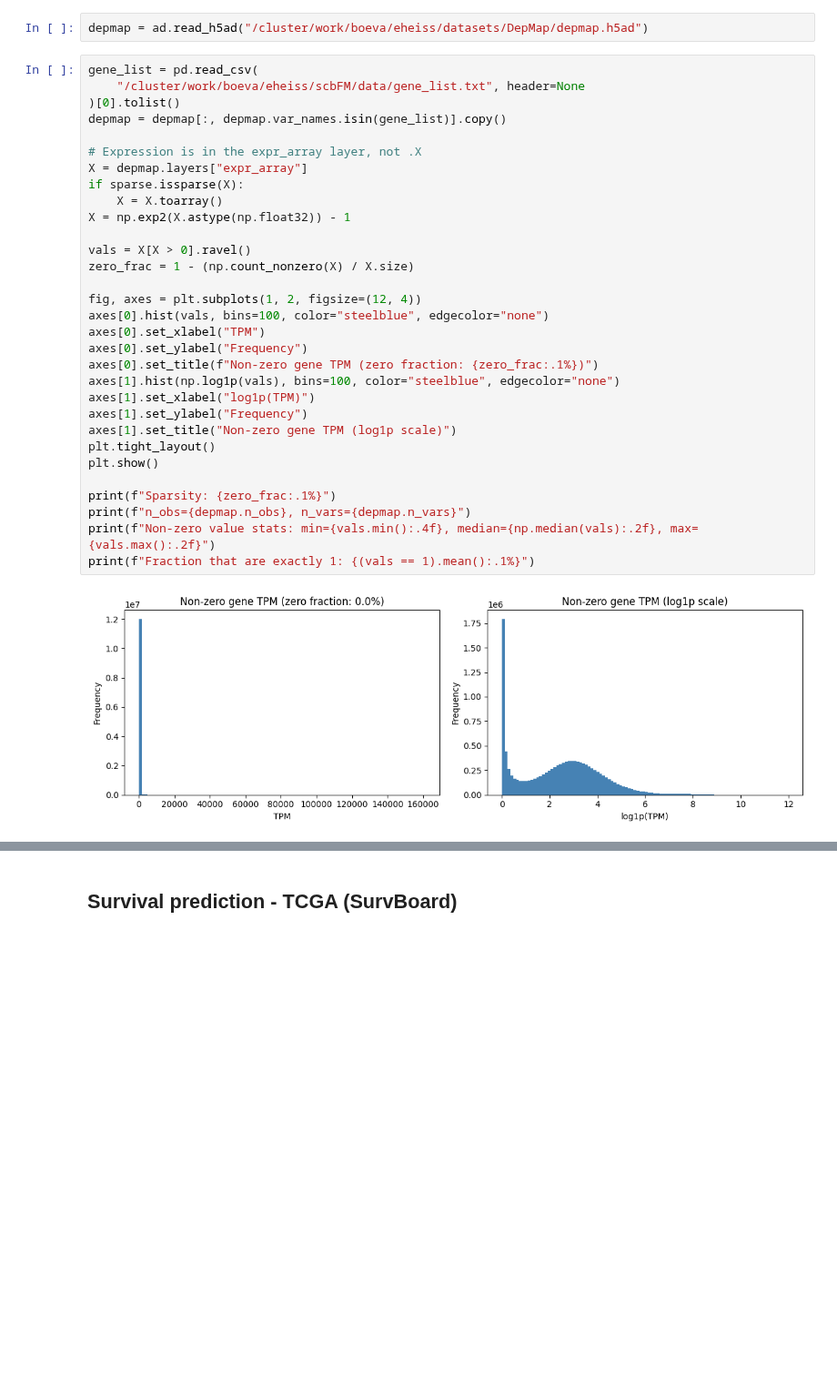
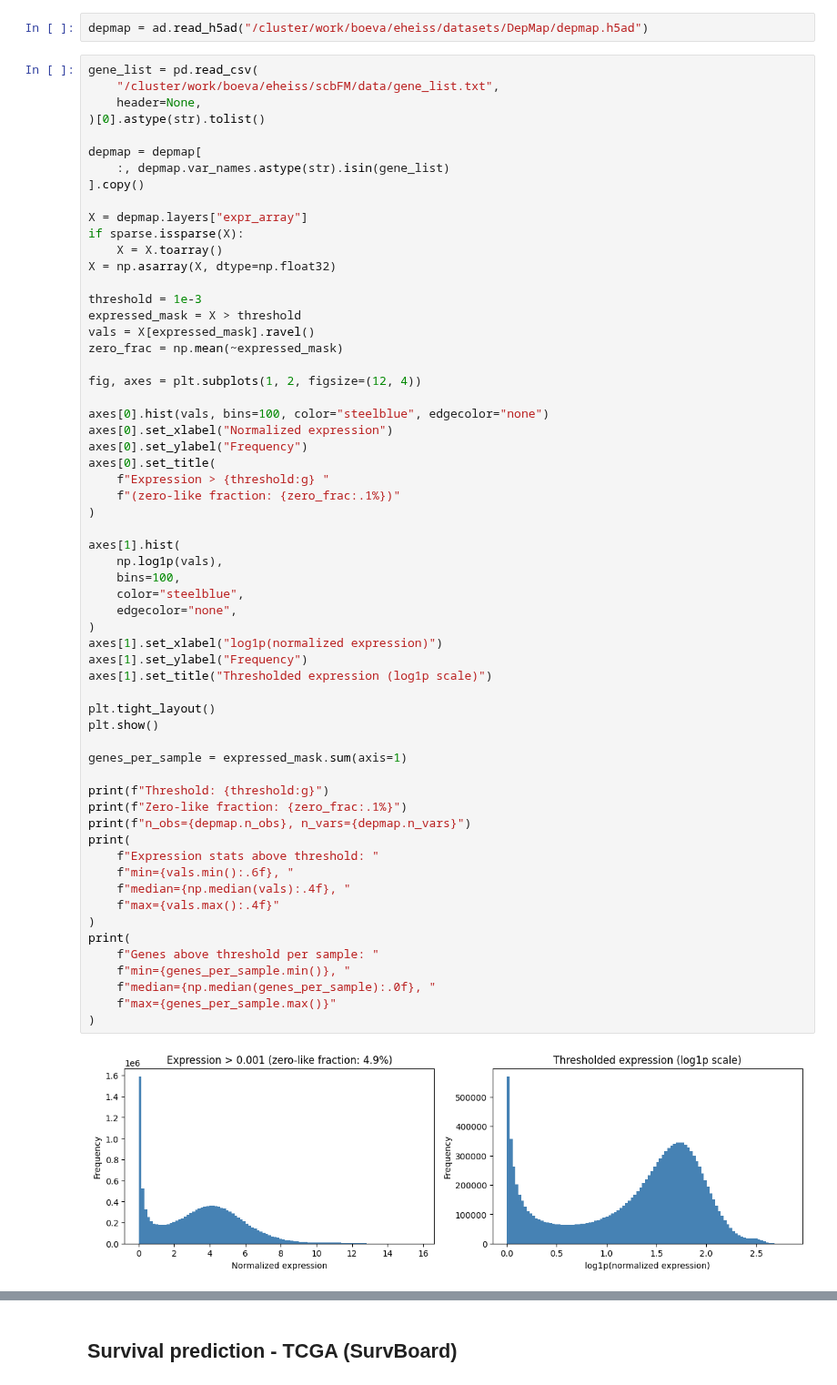
Before and after one commit to eheiss/scbFM, a Jupyter notebook: src/analysis/distributions.ipynb, the cells around one changed output, grey strips where cells are left out. Shown at 91% size. Cells and saved outputs as stored; diff of their text form; blank space fills up the shorter version.

```diff
--- a/src/analysis/distributions.ipynb
+++ b/src/analysis/distributions.ipynb
@@ -604,34 +649,63 @@ max: 11954
 depmap = ad.read_h5ad("/cluster/work/boeva/eheiss/datasets/DepMap/depmap.h5ad")
 # %%
 gene_list = pd.read_csv(
-    "/cluster/work/boeva/eheiss/scbFM/data/gene_list.txt", header=None
-)[0].tolist()
-depmap = depmap[:, depmap.var_names.isin(gene_list)].copy()
+    "/cluster/work/boeva/eheiss/scbFM/data/gene_list.txt",
+    header=None,
+)[0].astype(str).tolist()
 
-# Expression is in the expr_array layer, not .X
+depmap = depmap[
+    :, depmap.var_names.astype(str).isin(gene_list)
+].copy()
+
 X = depmap.layers["expr_array"]
 if sparse.issparse(X):
     X = X.toarray()
-X = np.exp2(X.astype(np.float32)) - 1
+X = np.asarray(X, dtype=np.float32)
 
-vals = X[X > 0].ravel()
-zero_frac = 1 - (np.count_nonzero(X) / X.size)
+threshold = 1e-3
+expressed_mask = X > threshold
+vals = X[expressed_mask].ravel()
+zero_frac = np.mean(~expressed_mask)
 
 fig, axes = plt.subplots(1, 2, figsize=(12, 4))
+
 axes[0].hist(vals, bins=100, color="steelblue", edgecolor="none")
-axes[0].set_xlabel("TPM")
+axes[0].set_xlabel("Normalized expression")
 axes[0].set_ylabel("Frequency")
-axes[0].set_title(f"Non-zero gene TPM (zero fraction: {zero_frac:.1%})")
-axes[1].hist(np.log1p(vals), bins=100, color="steelblue", edgecolor="none")
-axes[1].set_xlabel("log1p(TPM)")
+axes[0].set_title(
+    f"Expression > {threshold:g} "
+    f"(zero-like fraction: {zero_frac:.1%})"
+)
+
+axes[1].hist(
+    np.log1p(vals),
+    bins=100,
+    color="steelblue",
+    edgecolor="none",
+)
+axes[1].set_xlabel("log1p(normalized expression)")
 axes[1].set_ylabel("Frequency")
-axes[1].set_title("Non-zero gene TPM (log1p scale)")
+axes[1].set_title("Thresholded expression (log1p scale)")
+
 plt.tight_layout()
 plt.show()
 
-print(f"Sparsity: {zero_frac:.1%}")
+genes_per_sample = expressed_mask.sum(axis=1)
+
+print(f"Threshold: {threshold:g}")
+print(f"Zero-like fraction: {zero_frac:.1%}")
 print(f"n_obs={depmap.n_obs}, n_vars={depmap.n_vars}")
-print(f"Non-zero value stats: min={vals.min():.4f}, median={np.median(vals):.2f}, max={vals.max():.2f}")
-print(f"Fraction that are exactly 1: {(vals == 1).mean():.1%}")
+print(
+    f"Expression stats above threshold: "
+    f"min={vals.min():.6f}, "
+    f"median={np.median(vals):.4f}, "
+    f"max={vals.max():.4f}"
+)
+print(
+    f"Genes above threshold per sample: "
+    f"min={genes_per_sample.min()}, "
+    f"median={np.median(genes_per_sample):.0f}, "
+    f"max={genes_per_sample.max()}"
+)
 # %% [output]
-[figure, old version]
+[figure, new version]
```
Also changed, not shown: parts of 46 cells of this notebook, 36 other files.
